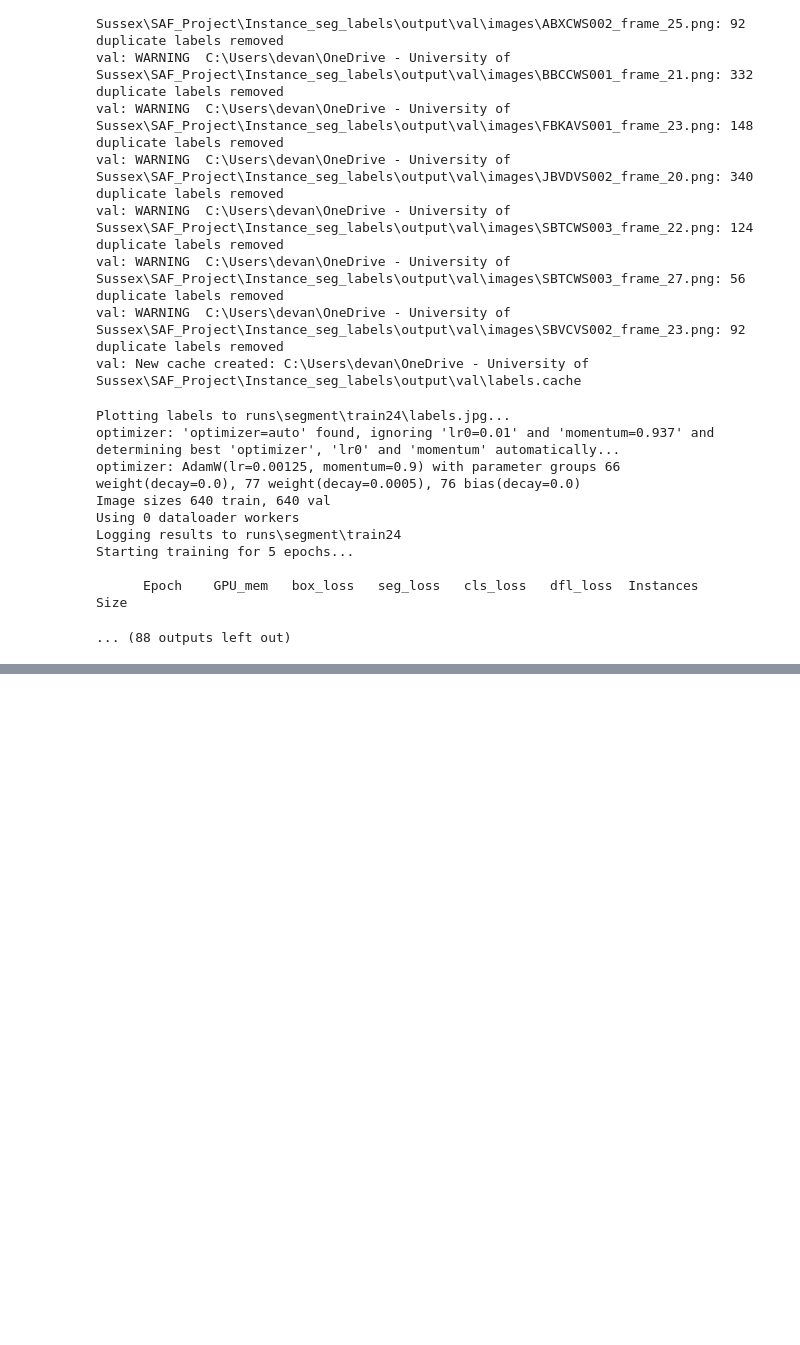
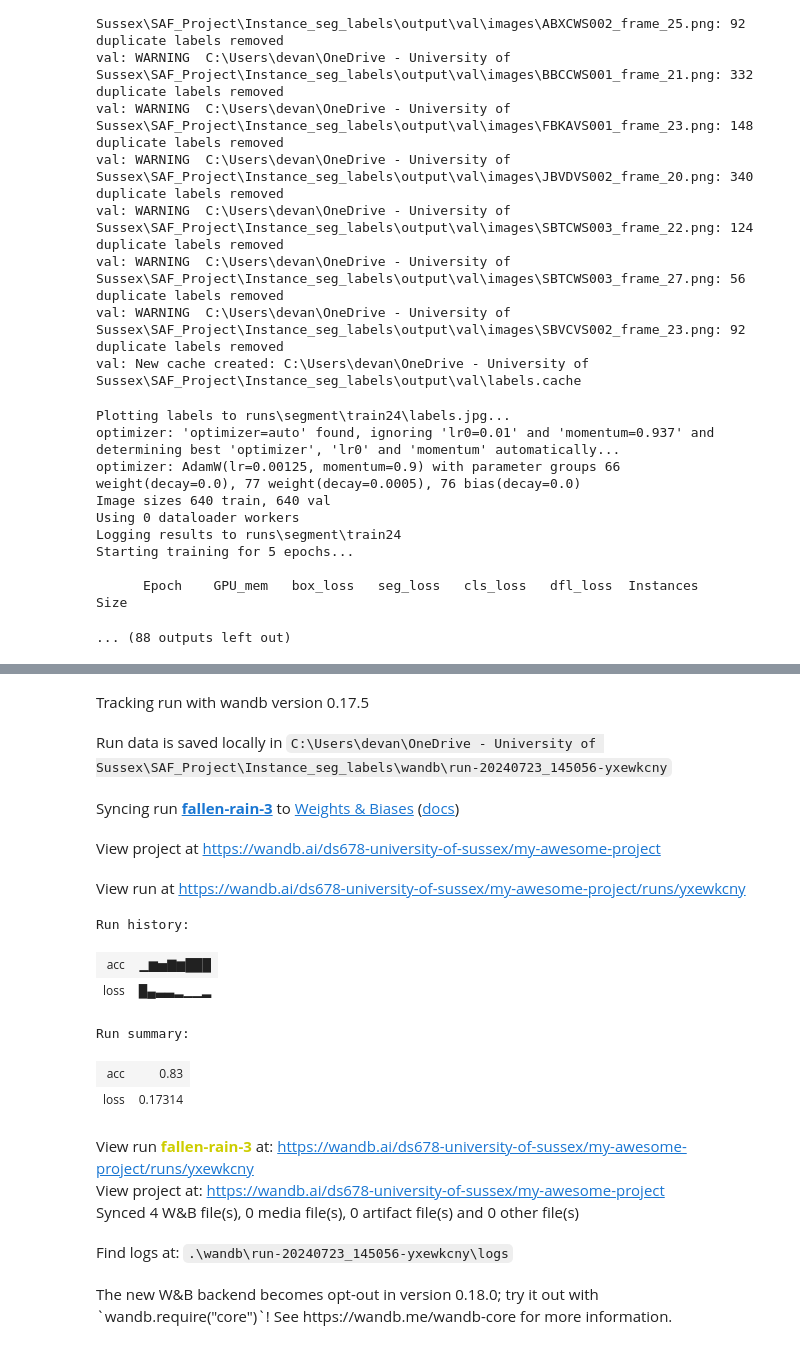
Before and after one commit to Devanshishah11/yolov8_SAF22, a Jupyter notebook: New_yolov8_SAF22.ipynb, the cells around one changed output, grey strips where cells are left out. Drawn from its saved outputs; the diff is of its cells as text; code cells hidden in the pictures; blank space fills up the shorter version.

```diff
--- a/New_yolov8_SAF22.ipynb
+++ b/New_yolov8_SAF22.ipynb
@@ -448,0 +557,39 @@ Starting training for 5 epochs...
+# %%
+# Initialize wandb for logging
+wandb.init(
+    project="my-awesome-project",
+    config={
+        "learning_rate": 0.01,
+        "architecture": "YOLOv8",
+        "dataset": "SAF_Project",
+        "epochs": 10,
+    }
+)
+
+# Log metrics to wandb
+epochs = 10
+offset = random.random() / 5
+for epoch in range(2, epochs):
+    acc = 1 - 2 ** -epoch - random.random() / epoch - offset
+    loss = 2 ** -epoch + random.random() / epoch + offset
+    wandb.log({"acc": acc, "loss": loss})
+
+# Finish the wandb run
+wandb.finish()
+# %% [output]
+Tracking run with wandb version 0.17.5
+Run data is saved locally in C:\Users\devan\OneDrive - University of Sussex\SAF_Project\Instance_seg_labels\wandb\run-20240723_145056-yxewkcny
+Syncing run fallen-rain-3 to Weights & Biases (docs)
+View project at https://wandb.ai/ds678-university-of-sussex/my-awesome-project
+View run at https://wandb.ai/ds678-university-of-sussex/my-awesome-project/runs/yxewkcny
+Run history:
+| acc | ▁▆▅▇▆███ |
+| loss | █▄▃▃▂▁▁▂ |
+Run summary:
+| acc | 0.83 |
+| loss | 0.17314 |
+View run fallen-rain-3 at: https://wandb.ai/ds678-university-of-sussex/my-awesome-project/runs/yxewkcny
+View project at: https://wandb.ai/ds678-university-of-sussex/my-awesome-project
+Synced 4 W&B file(s), 0 media file(s), 0 artifact file(s) and 0 other file(s)
+Find logs at: .\wandb\run-20240723_145056-yxewkcny\logs
+The new W&B backend becomes opt-out in version 0.18.0; try it out with `wandb.require("core")`! See https://wandb.me/wandb-core for more information.
```
Also changed, not shown: parts of 4 cells of this notebook, 7 other files.
